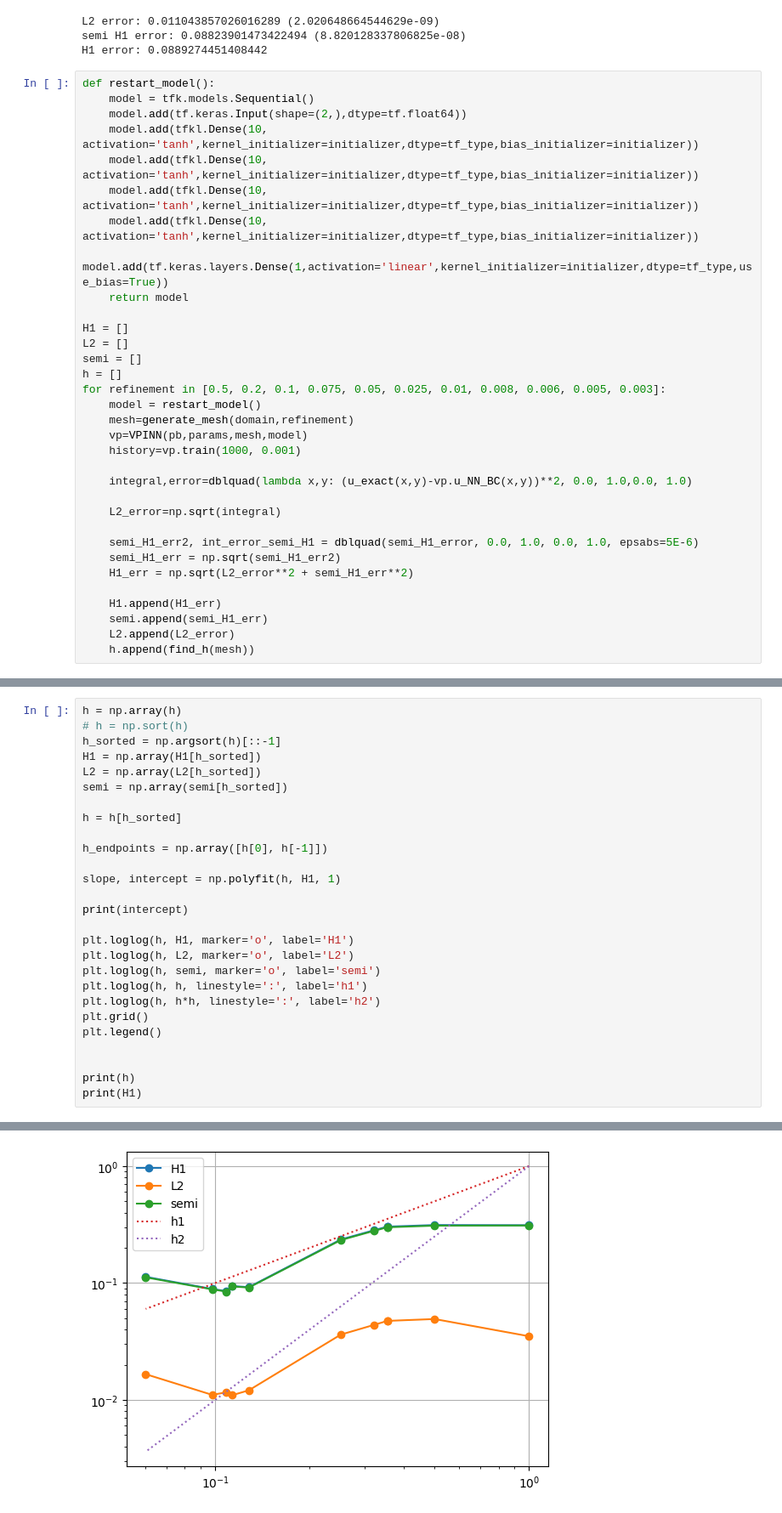
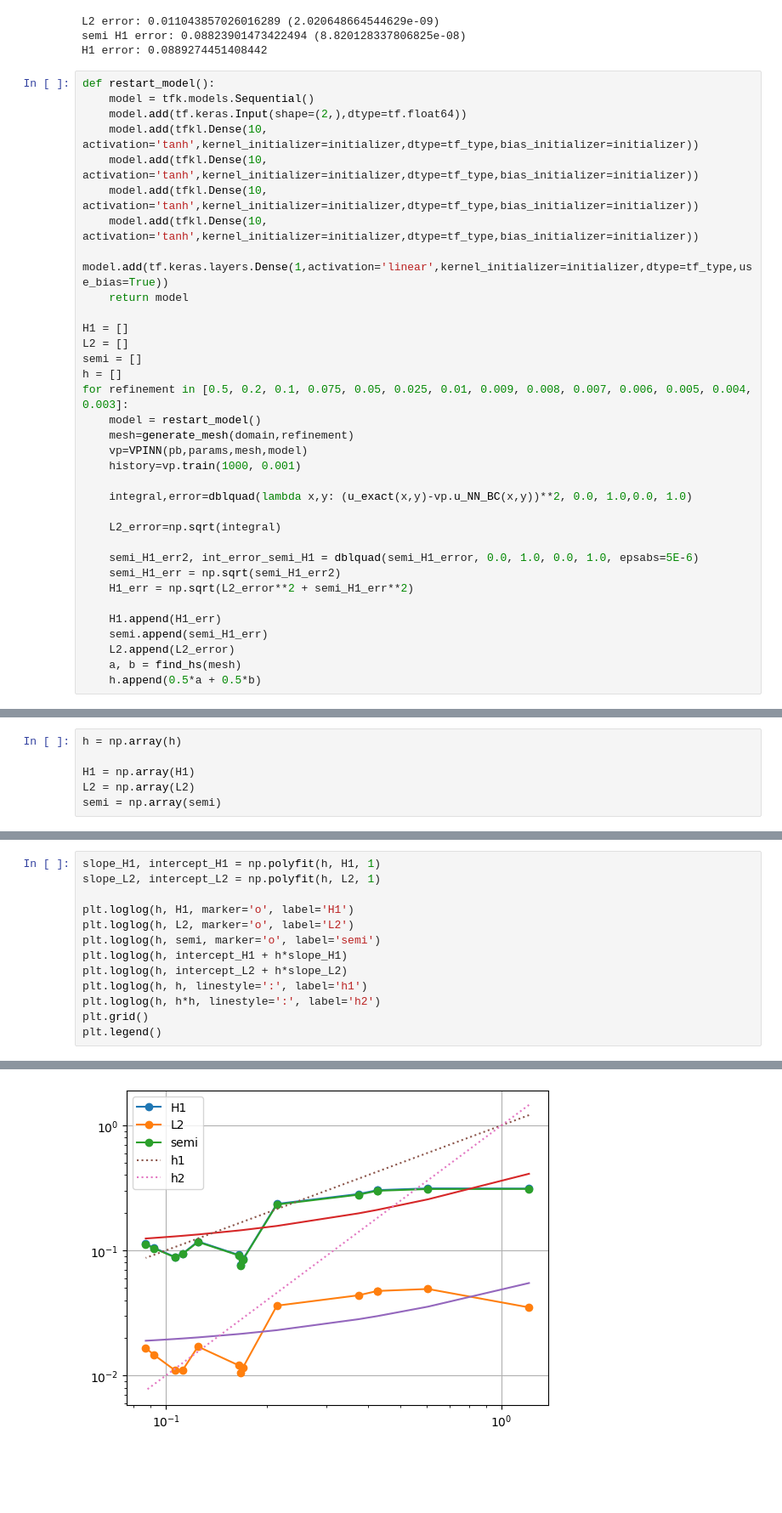
Before and after one commit to jar-evans/IVPINN, a Jupyter notebook: VPINN_clean_with_BC/main.ipynb, the cells around one changed output, grey strips where cells are left out. Shown at 85% size. Drawn from its saved outputs; the diff is of its cells as text; blank space fills up the shorter version.

```diff
--- a/VPINN_clean_with_BC/main.ipynb
+++ b/VPINN_clean_with_BC/main.ipynb
@@ -307,7 +307,7 @@ H1 = []
 L2 = []
 semi = []
 h = []
-for refinement in [0.5, 0.2, 0.1, 0.075, 0.05, 0.025, 0.01, 0.008, 0.006, 0.005, 0.003]:
+for refinement in [0.5, 0.2, 0.1, 0.075, 0.05, 0.025, 0.01, 0.009, 0.008, 0.007, 0.006, 0.005, 0.004, 0.003]:
     model = restart_model()
     mesh=generate_mesh(domain,refinement)
     vp=VPINN(pb,params,mesh,model)
@@ -324,7 +324,8 @@ for refinement in [0.5, 0.2, 0.1, 0.075, 0.05, 0.025, 0.01, 0.008, 0.006, 0.005,
     H1.append(H1_err)
     semi.append(semi_H1_err)
     L2.append(L2_error)
-    h.append(find_h(mesh))
+    a, b = find_hs(mesh)
+    h.append(0.5*a + 0.5*b)
 # %% [output]
 -->mesh :
      n_triangles :  2
@@ -525,0 +527,6 @@ Iteration: 110 loss: 0.0141590446 time: 0.03995156288146973
+# %%
+h = np.array(h)
+
+H1 = np.array(H1)
+L2 = np.array(L2)
+semi = np.array(semi)
@@ -526,28 +537,14 @@ Iteration: 110 loss: 0.0141590446 time: 0.03995156288146973
 # %%
-h = np.array(h)
-# h = np.sort(h)
-h_sorted = np.argsort(h)[::-1]
-H1 = np.array(H1[h_sorted])
-L2 = np.array(L2[h_sorted])
-semi = np.array(semi[h_sorted])
-
-h = h[h_sorted]
-
-h_endpoints = np.array([h[0], h[-1]])
-
-slope, intercept = np.polyfit(h, H1, 1)
-
-print(intercept)
+slope_H1, intercept_H1 = np.polyfit(h, H1, 1)
+slope_L2, intercept_L2 = np.polyfit(h, L2, 1)
 
 plt.loglog(h, H1, marker='o', label='H1')
 plt.loglog(h, L2, marker='o', label='L2')
 plt.loglog(h, semi, marker='o', label='semi')
+plt.loglog(h, intercept_H1 + h*slope_H1)
+plt.loglog(h, intercept_L2 + h*slope_L2)
 plt.loglog(h, h, linestyle=':', label='h1')
 plt.loglog(h, h*h, linestyle=':', label='h2')
 plt.grid()
 plt.legend()
-
-
-print(h)
-print(H1)
 # %% [output]
@@ -559 +552 @@ print(H1)
-[figure, old version]
+[figure, new version]
```
Also changed, not shown: parts of 6 cells of this notebook.
